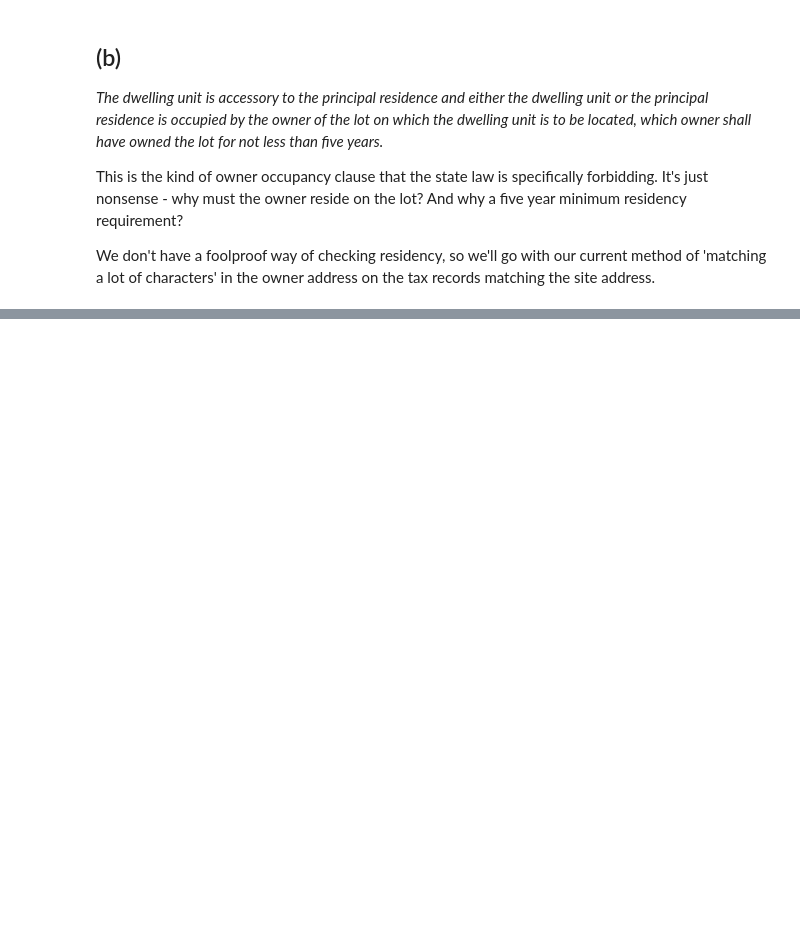
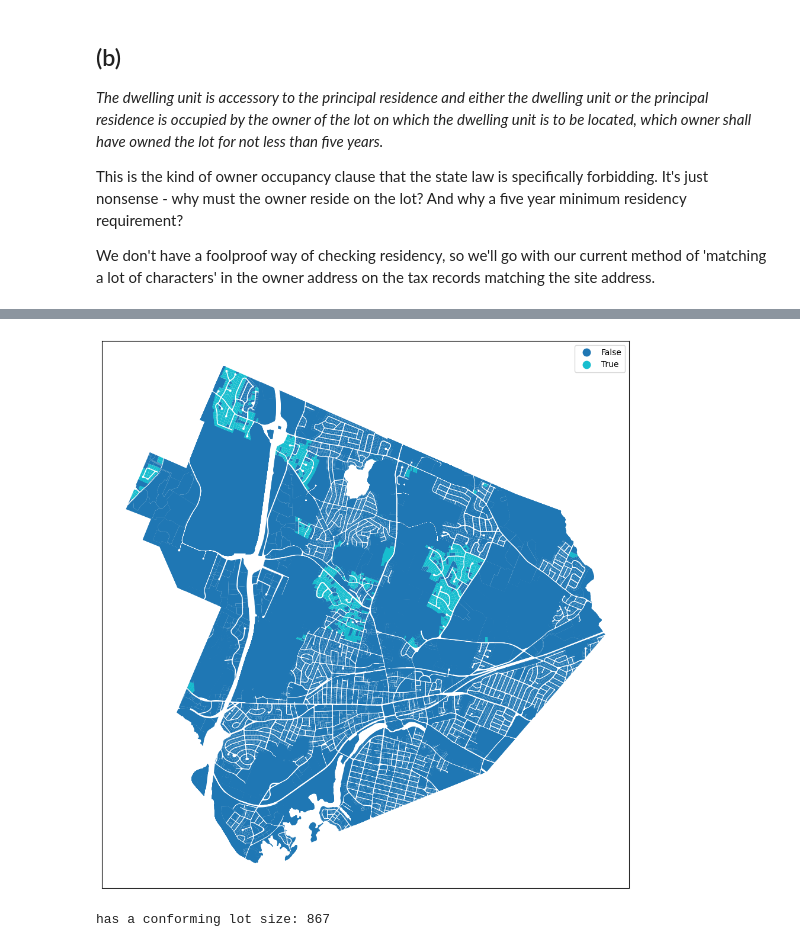
Before and after one commit to tjrileywisc/waltham_gis, a Jupyter notebook: investigations/2025_adu_rezoning/before_upzoning.ipynb, the cells around one changed output, grey strips where cells are left out. Drawn from its saved outputs; the diff is of its cells as text; code cells hidden in the pictures; blank space fills up the shorter version.

```diff
--- a/investigations/2025_adu_rezoning/before_upzoning.ipynb
+++ b/investigations/2025_adu_rezoning/before_upzoning.ipynb
@@ -37,0 +101,24 @@ We don't have a foolproof way of checking residency, so we'll go with our curren
+# %%
+def lot_conforms(row):
+    zone = row["NAME"]
+    if zone not in ["RA1", "RA2"] or not row["IS_OWNER_OCCUPIED_SFH"]:
+        return False
+
+    if zone == "RA1":
+        return row["LOT_SIZE"] >= 20_000
+    else:
+        return row["LOT_SIZE"] >= 15_000
+
+
+df["IS_LOT_SIZE_CONFORMING"] = df.apply(lambda row: lot_conforms(row), axis=1)
+# %%
+ax = df.plot(column="IS_LOT_SIZE_CONFORMING", legend=True, aspect=1, figsize=(12, 12))
+
+ax.get_xaxis().set_visible(False)
+ax.get_yaxis().set_visible(False)
+# %% [output]
+[figure, added]
+# %%
+print(f"has a conforming lot size: {len(df[df['IS_LOT_SIZE_CONFORMING']])}")
+# %% [output]
+has a conforming lot size: 867
```
Also changed, not shown: parts of 20 cells of this notebook.
